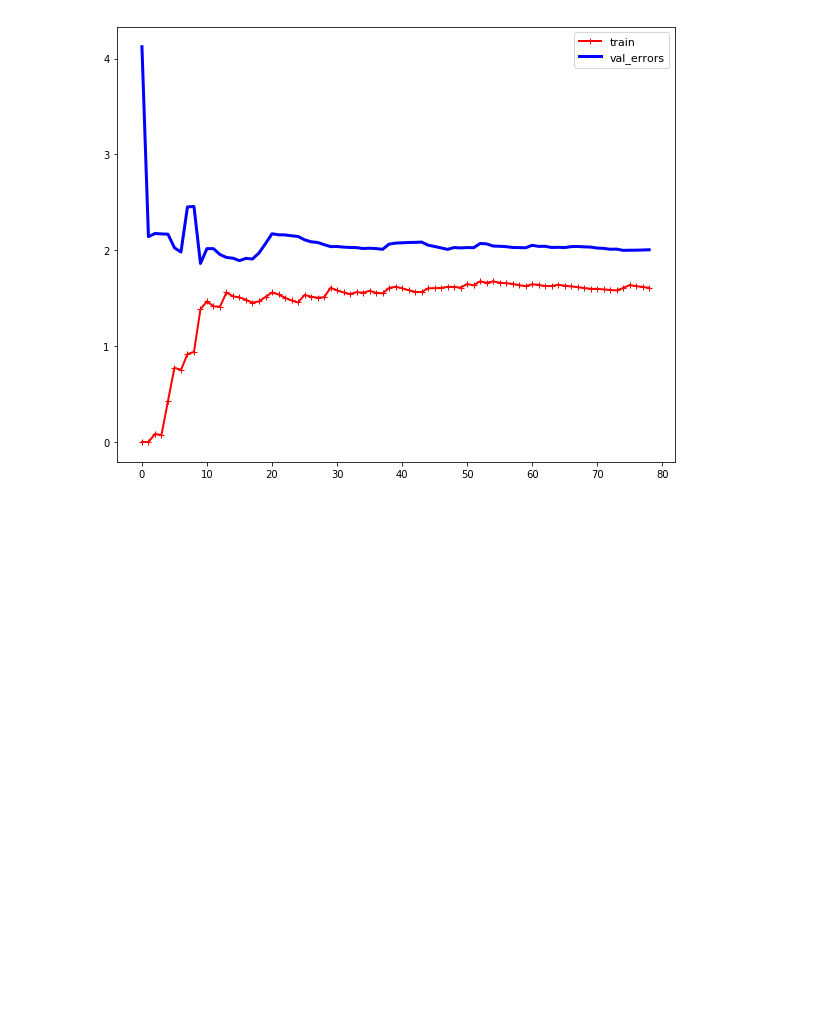
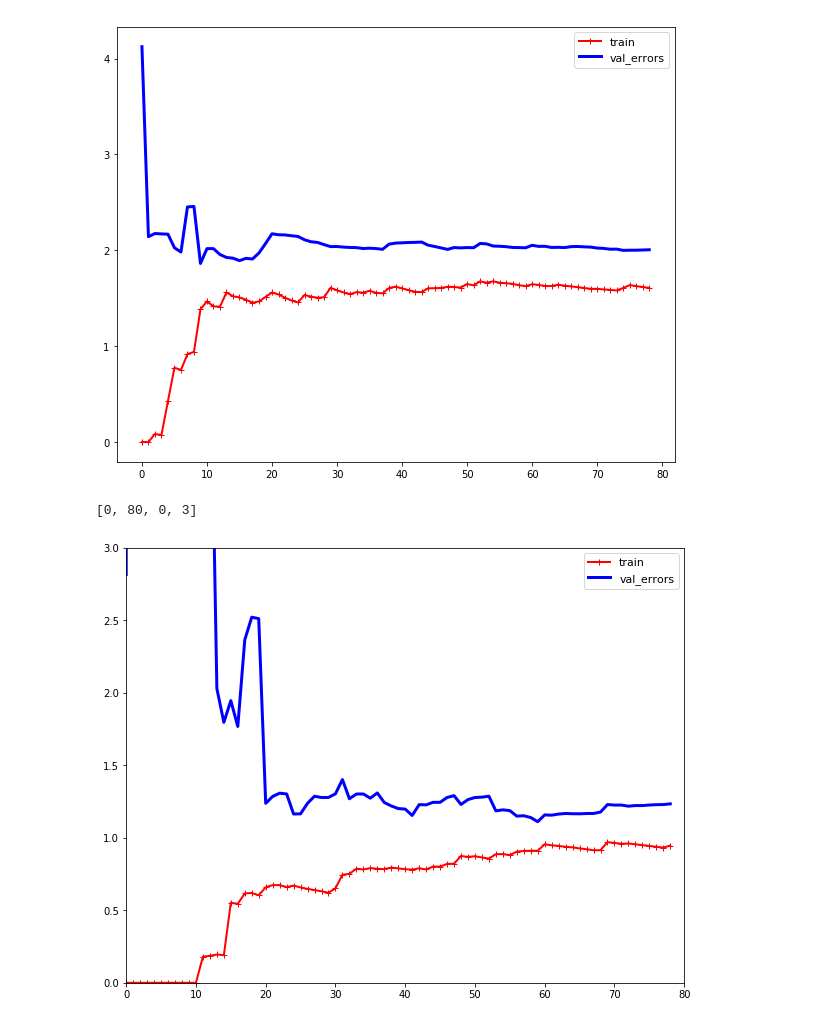
Before and after one commit to thimi0412/sklearn-tensor, a Jupyter notebook: 4.ipynb, the cells around one changed output. Drawn from its saved outputs; the diff is of its cells as text; code cells hidden in the pictures; blank space fills up the shorter version.

```diff
--- a/4.ipynb
+++ b/4.ipynb
@@ -366,0 +369,10 @@ plot_learning_curves(lin_reg, X, y)
+# %%
+polynomal_regression = Pipeline([
+    ('poly_features', PolynomialFeatures(degree=10, interaction_only=False)),
+    ('lin_reg', LinearRegression())
+])
+plot_learning_curves(polynomal_regression, X, y)
+plt.axis([0, 80, 0, 3])
+# %% [output]
+[0, 80, 0, 3]
+[figure, added]
```
Also changed, not shown: parts of 1 cell of this notebook.
